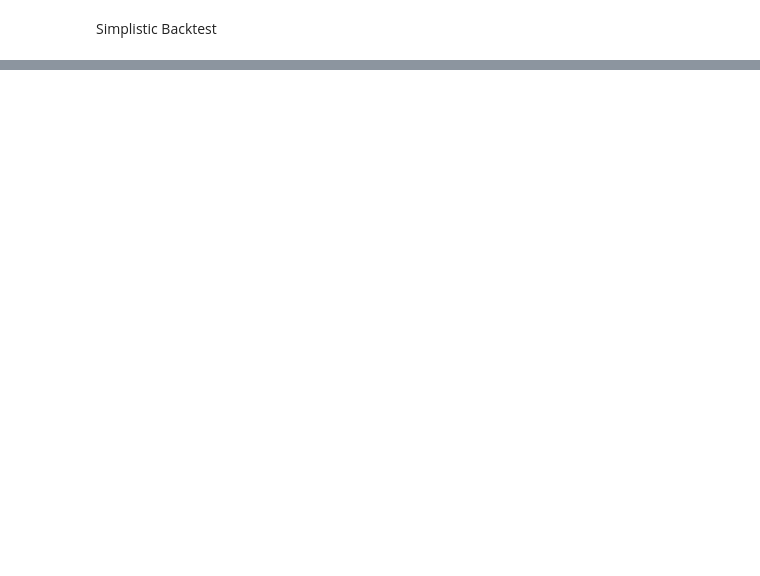
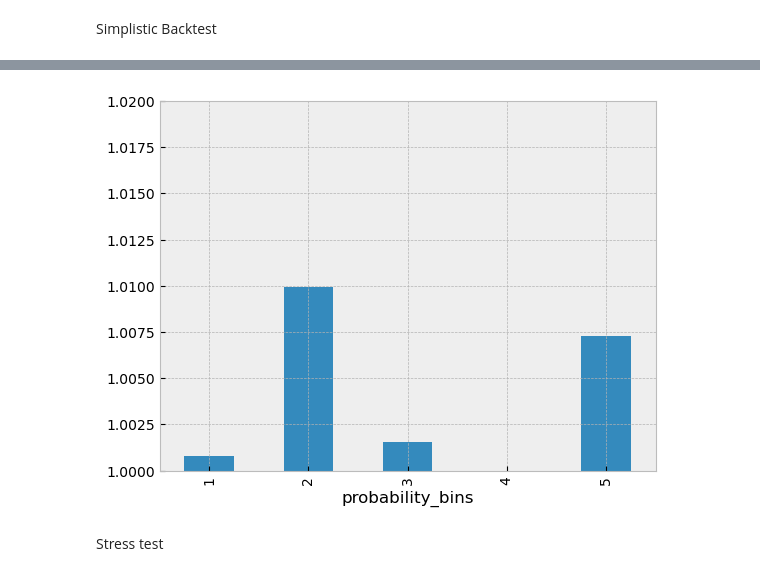
Before and after one commit to RobUngvari/dax-24-strat, a Jupyter notebook: proof_of_concept/[03] Backtesting.ipynb, the cells around one changed output, grey strips where cells are left out. Saved outputs shown, nothing was run; the diff lists cells and outputs as text; code cells hidden in the pictures; blank space fills up the shorter version.

```diff
--- a/proof_of_concept/[03] Backtesting.ipynb
+++ b/proof_of_concept/[03] Backtesting.ipynb
@@ -74,0 +93,8 @@ backtest.returns.cumprod().plot(figsize=(15, 4))
+# %%
+signal_probas = model.predict_proba(X_test[data_loaded['selected_features']])[:, 1]
+signal_probas = pd.DataFrame(signal_probas, index=X_test.index, columns=['signal_probas'])
+# %%
+backtest = backtest.join(signal_probas)
+trades = backtest[(backtest.returns != 1) & (backtest.returns != inital_cash)]
+# %%
+trades['probability_bins'] = pd.qcut(trades.signal_probas, 5, labels=range(1,6)).values.to_numpy()
@@ -74,0 +115,8 @@ backtest.returns.cumprod().plot(figsize=(15, 4))
+# %%
+ax = trades.groupby('probability_bins').returns.apply(hmean).plot.bar()
+ax.set_ylim(1.0, 1.02) # ax.get_ylim()[1]
+plt.show()
+# %% [output]
+[figure, added]
+# %% [markdown]
+Stress test
```
Also changed, not shown: parts of 16 cells of this notebook, 5 other files.
